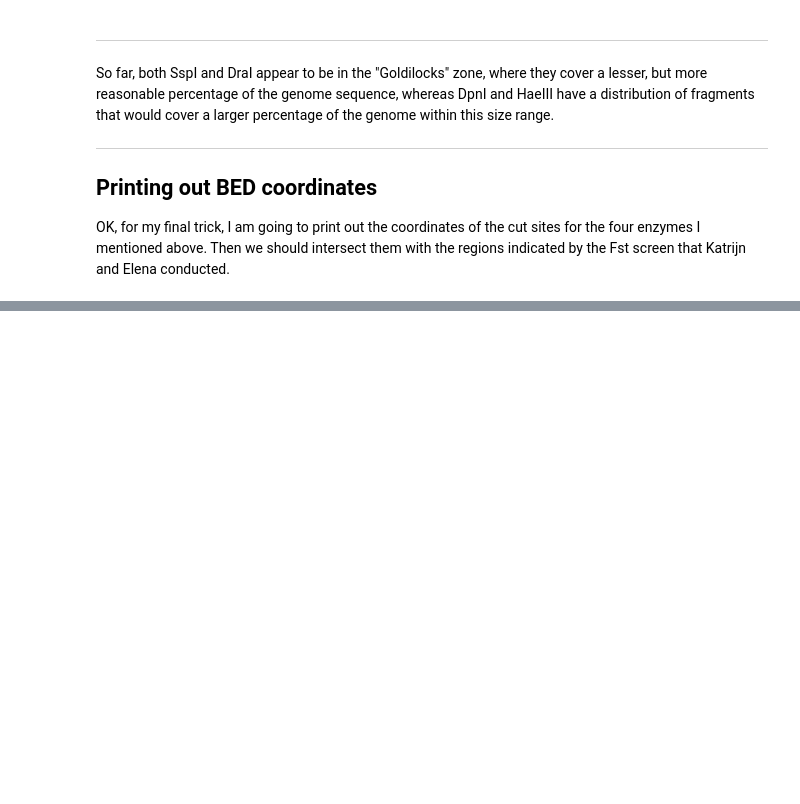
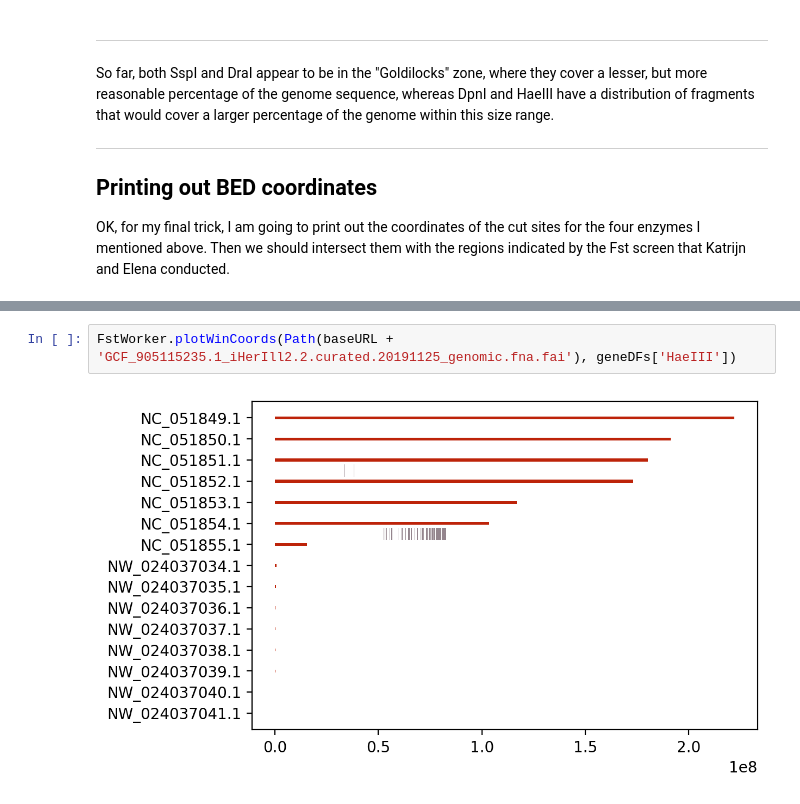
Before and after one commit to njdbickhart/labnotes, a Jupyter notebook: project_notes/variantcalling_projects/RRS_restriction_enzyme_analysis_2022_09_07.ipynb, the cells around one changed output, grey strips where cells are left out. Drawn from its saved outputs; the diff is of its cells as text; blank space fills up the shorter version.

```diff
--- a/project_notes/variantcalling_projects/RRS_restriction_enzyme_analysis_2022_09_07.ipynb
+++ b/project_notes/variantcalling_projects/RRS_restriction_enzyme_analysis_2022_09_07.ipynb
@@ -149,0 +328,4 @@ Wrote out file: FspI_blackSFly_cuts.bed
+# %%
+FstWorker.plotWinCoords(Path(baseURL + 'GCF_905115235.1_iHerIll2.2.curated.20191125_genomic.fna.fai'), geneDFs['HaeIII'])
+# %% [output]
+[figure, added]
```
Also changed, not shown: parts of 7 cells of this notebook, 3 other files.
